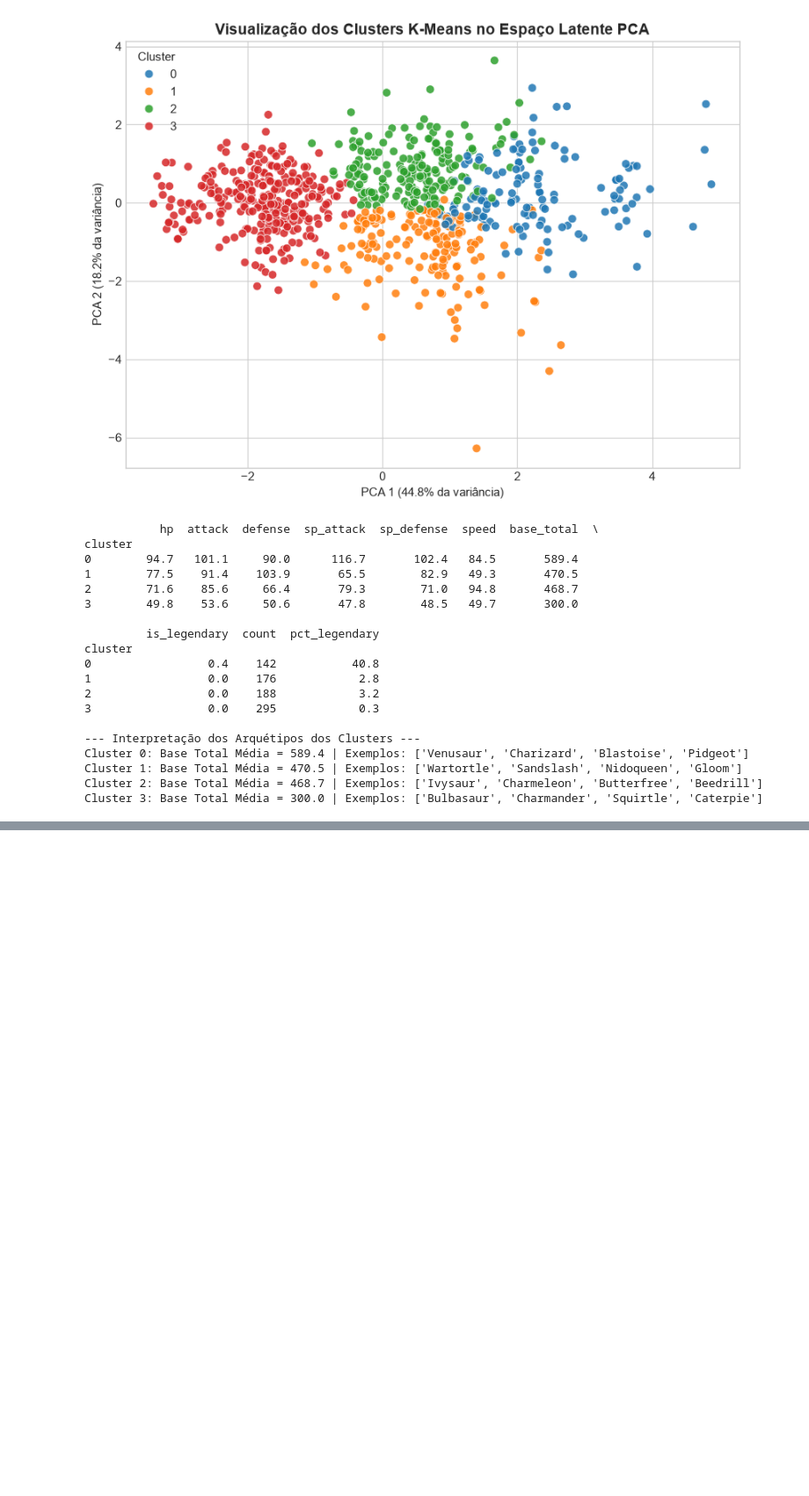
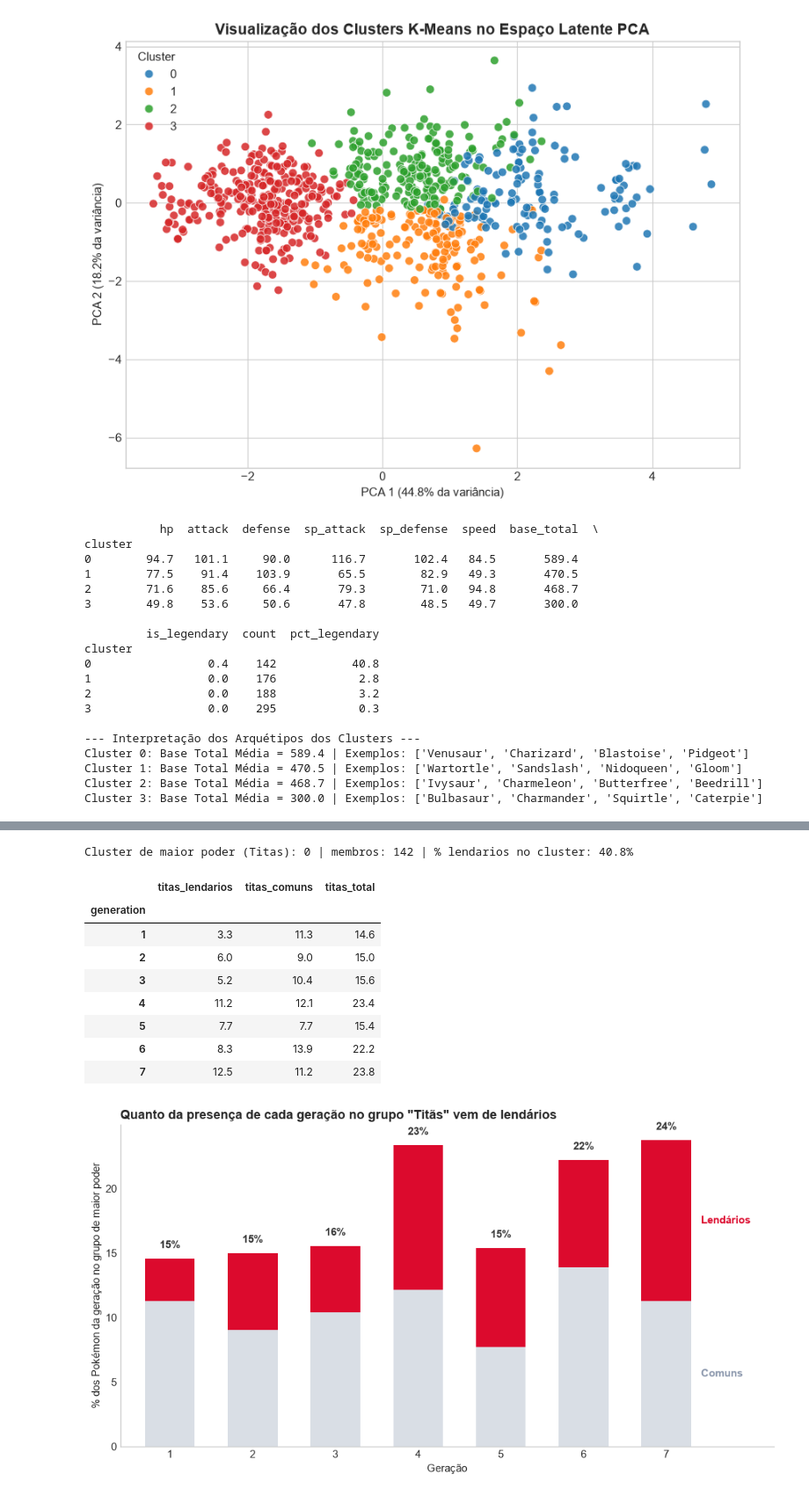
Before and after one commit to gabimontcruz/Projeto_AVD, a Jupyter notebook: src/parte_especifica/eda.ipynb, the cells around one changed output, grey strips where cells are left out. Shown at 88% size. Saved outputs shown, nothing was run; the diff lists cells and outputs as text; code cells hidden in the pictures; blank space fills up the shorter version.

```diff
--- a/src/parte_especifica/eda.ipynb
+++ b/src/parte_especifica/eda.ipynb
@@ -386 +569,51 @@ Cluster 3: Base Total Média = 300.0 | Exemplos: ['Bulbasaur', 'Charmander', 'Sq
+# %%
+# [IA] Claude (Antigravity) – Explanatoria 2: participacao de cada geracao no cluster de maior poder (Titas)
+cluster_titas = df.groupby('cluster')['base_total'].mean().idxmax()
+df['titas'] = df['cluster'] == cluster_titas
+print(f'Cluster de maior poder (Titas): {cluster_titas} | membros: {df["titas"].sum()} | '
+      f'% lendarios no cluster: {df.loc[df["titas"], "is_legendary"].mean()*100:.1f}%')
+
+comp = df.groupby('generation').apply(lambda g: pd.Series({
+    'titas_lendarios': (g['titas'] & (g['is_legendary'] == 1)).mean() * 100,
+    'titas_comuns': (g['titas'] & (g['is_legendary'] == 0)).mean() * 100,
+}), include_groups=False)
+comp['titas_total'] = comp.sum(axis=1)
+display(comp.round(1))
+
+fig, ax = plt.subplots(figsize=(10, 5.5))
+ger = comp.index
+ax.bar(ger, comp['titas_comuns'], color=CINZA_CLARO, width=0.6)
+ax.bar(ger, comp['titas_lendarios'], bottom=comp['titas_comuns'], color=VERMELHO, width=0.6)
+for g in ger:
+    ax.text(g, comp.loc[g, 'titas_total'] + 0.8, f"{comp.loc[g, 'titas_total']:.0f}%", ha='center',
+            fontweight='bold', color='#333333')
+
+ultima = ger[-1]
+ax.text(ultima + 0.42, comp.loc[ultima, 'titas_comuns'] + comp.loc[ultima, 'titas_lendarios'] / 2,
+        'Lendários', color=VERMELHO, va='center', fontweight='bold')
+ax.text(ultima + 0.42, comp.loc[ultima, 'titas_comuns'] / 2, 'Comuns', color=CINZA, va='center', fontweight='bold')
+
+ax.set_xticks(list(ger))
+ax.set_xlim(0.4, 8.3)
+ax.set_xlabel('Geração')
+ax.set_ylabel('% dos Pokémon da geração no grupo de maior poder')
+ax.spines[['top', 'right']].set_visible(False)
+ax.grid(False)
+ax.set_title('Quanto da presença de cada geração no grupo "Titãs" vem de lendários',
+             fontsize=13, fontweight='bold', loc='left')
+plt.tight_layout()
+plt.savefig(os.path.join('..', '..', 'out', 'parte_especifica', '9_explanatoria_titas_por_geracao.png'), dpi=150, bbox_inches='tight')
+plt.show()
+# %% [output]
+Cluster de maior poder (Titas): 0 | membros: 142 | % lendarios no cluster: 40.8%
+|  | titas_lendarios | titas_comuns | titas_total |
+| generation |  |  |  |
+| 1 | 3.3 | 11.3 | 14.6 |
+| 2 | 6.0 | 9.0 | 15.0 |
+| 3 | 5.2 | 10.4 | 15.6 |
+| 4 | 11.2 | 12.1 | 23.4 |
+| 5 | 7.7 | 7.7 | 15.4 |
+| 6 | 8.3 | 13.9 | 22.2 |
+| 7 | 12.5 | 11.2 | 23.8 |
+[figure, added]
 # %% [markdown]
```
Also changed, not shown: parts of 24 cells of this notebook, 10 other files.
